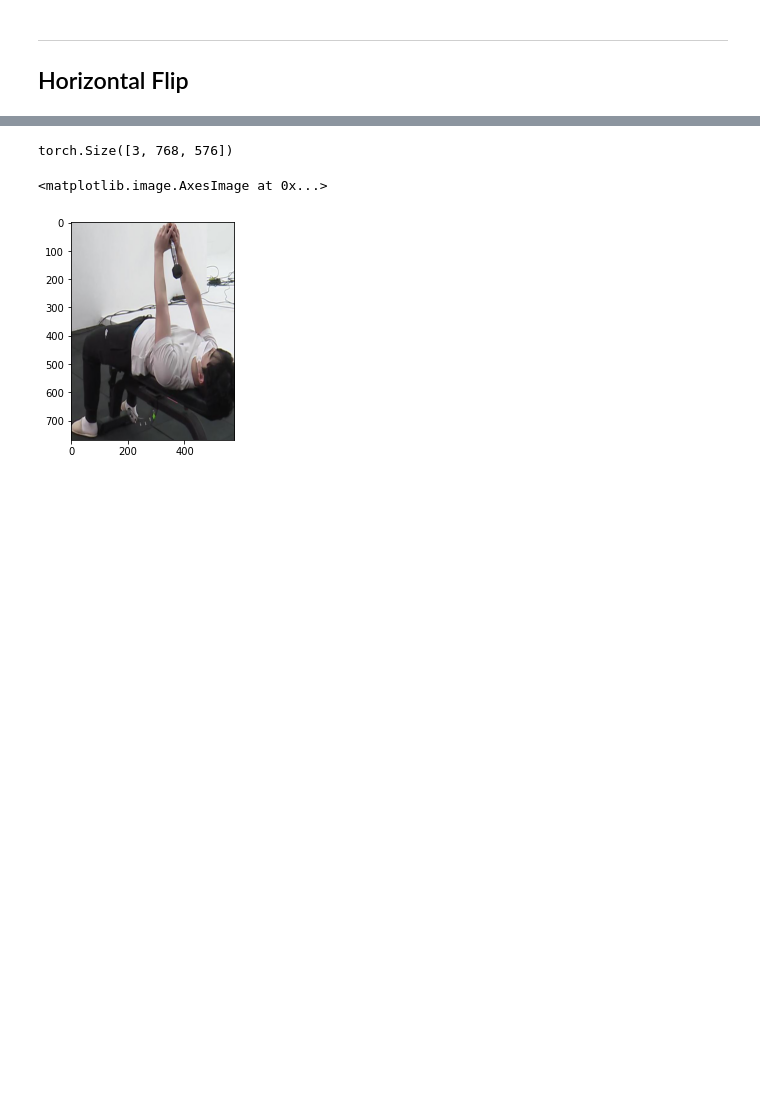
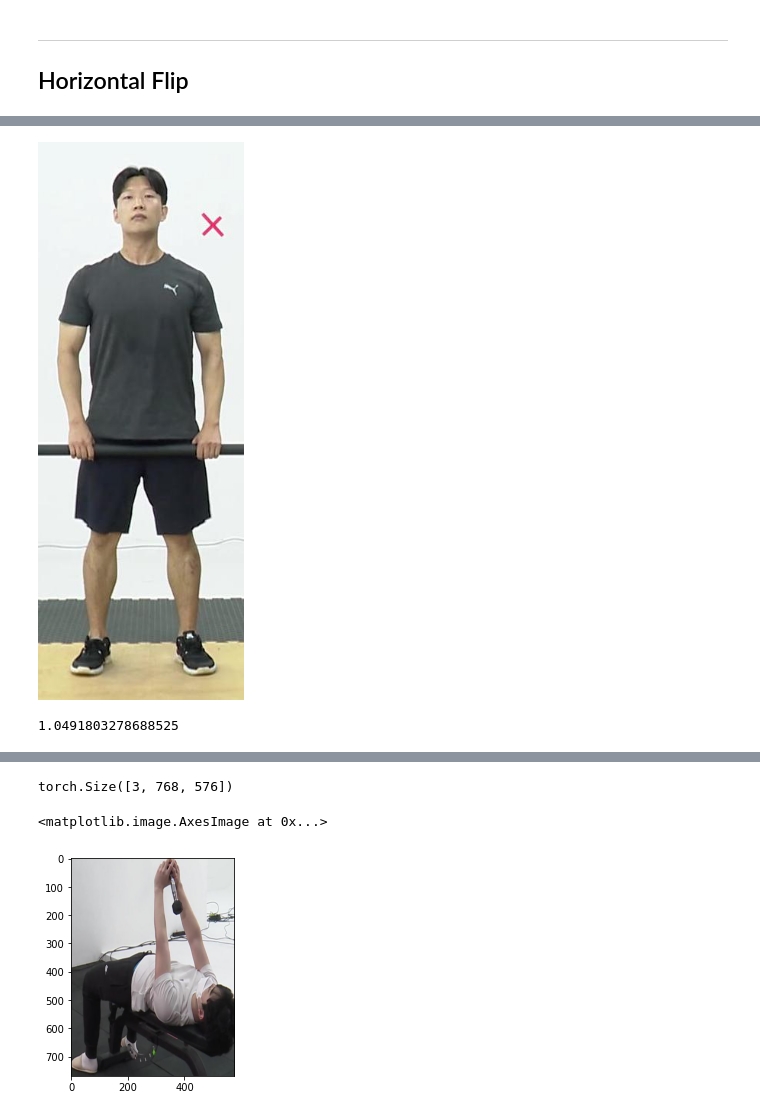
Before and after one commit to Kitsunetic/motion-keypoint, a Jupyter notebook: augmentation 연구.ipynb, the cells around one changed output, grey strips where cells are left out. Cells and saved outputs as stored; diff of their text form; code cells hidden in the pictures; blank space fills up the shorter version.

```diff
--- a/augmentation 연구.ipynb
+++ b/augmentation 연구.ipynb
@@ -93,0 +134,5 @@ ds_test = ImageDataset(test_imgs, offsets["test"])
+# %%
+x = imageio.imread(train_imgs[i])
+Image.fromarray(x)
+# %% [output]
+[figure, added]
@@ -93,0 +161,4 @@ ds_test = ImageDataset(test_imgs, offsets["test"])
+# %%
+ratio
+# %% [output]
+1.0491803278688525
```
Also changed, not shown: parts of 22 cells of this notebook.
